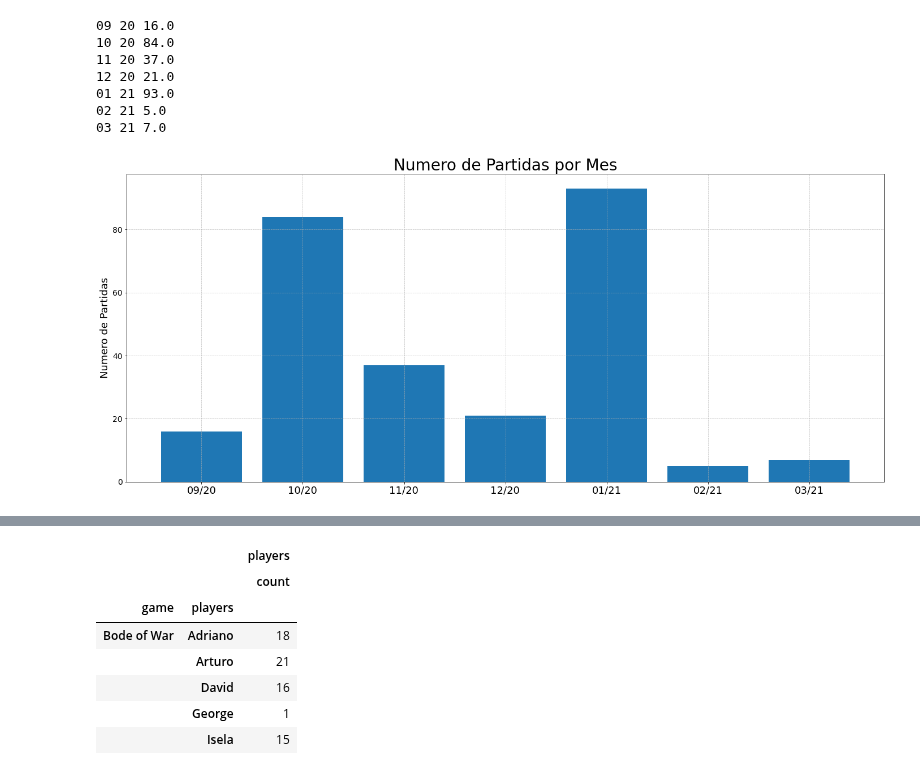
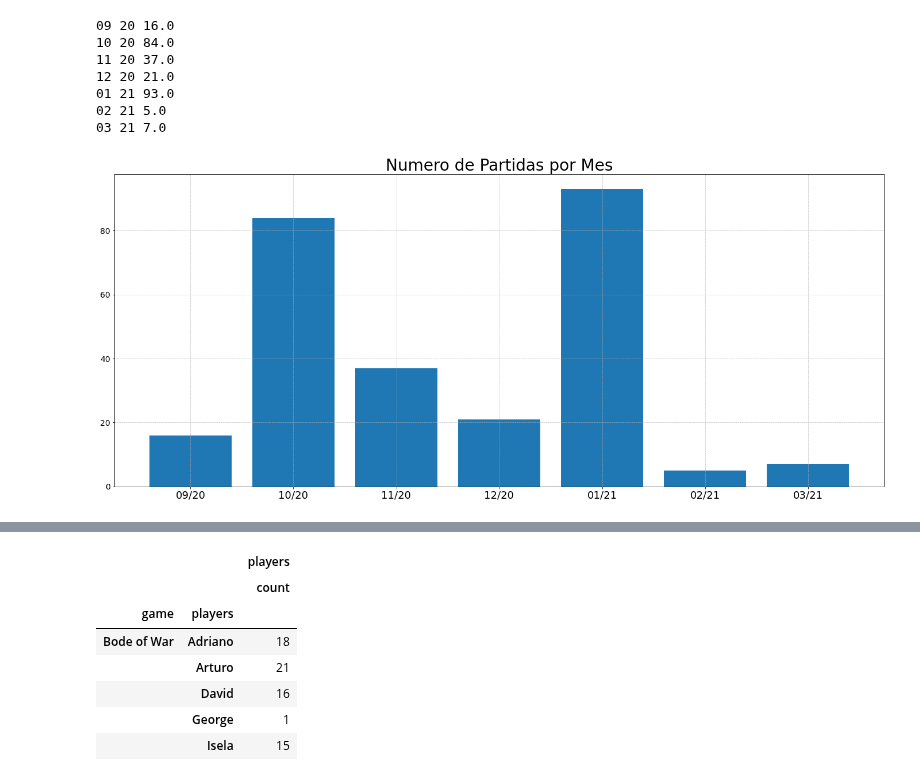
Before and after one commit to mhacarthur/card-game-stats, a Jupyter notebook: statistics.ipynb, the cells around one changed output, grey strips where cells are left out. Saved outputs shown, nothing was run; the diff lists cells and outputs as text; code cells hidden in the pictures.

```diff
--- a/statistics.ipynb
+++ b/statistics.ipynb
@@ -123,12 +123,12 @@ for y in list_yr:
 # %%
 contador = np.arange(0,len(new_c))
 label = [x +'/'+ y for x, y in zip(new_m, new_y)]
 fig, ax = plt.subplots(1, 1, figsize=(24, 10))
 rects1 = ax.bar(contador,new_c)
-plt.ylabel('Numero de Partidas',fontsize=18)
+# plt.ylabel('Numero de Partidas',fontsize=18)
 plt.grid(linestyle='--', linewidth=0.6)
 plt.xticks(contador,label,fontsize=18)
 plt.title('Numero de Partidas por Mes',fontsize=28)
 plt.savefig('./fig/partidas_mes.png',facecolor='w',bbox_inches ='tight',pad_inches=0.1)
 # %% [output]
-[figure, old version]
+[figure, new version]
```
Also changed, not shown: parts of 5 cells of this notebook, 4 other files.
